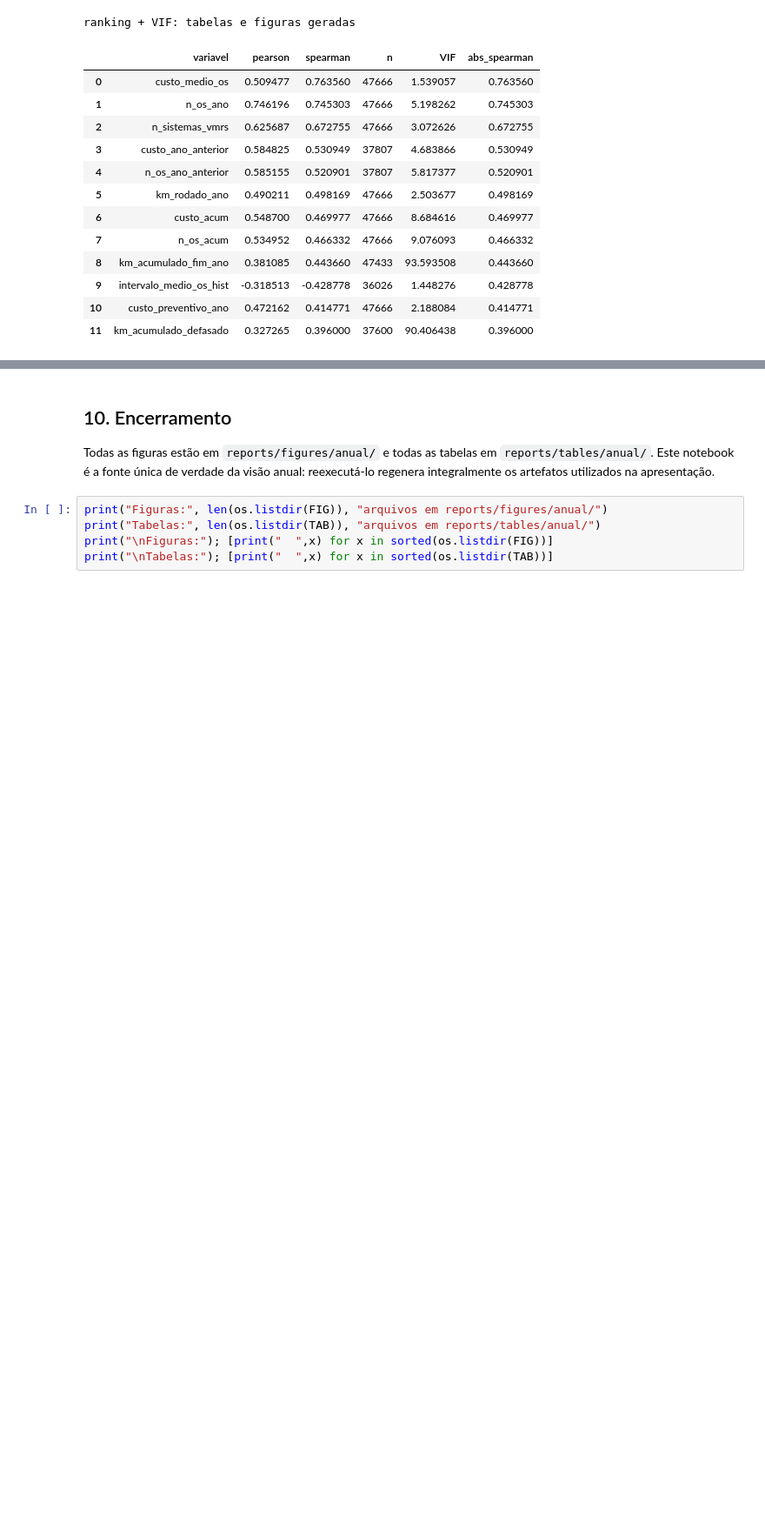
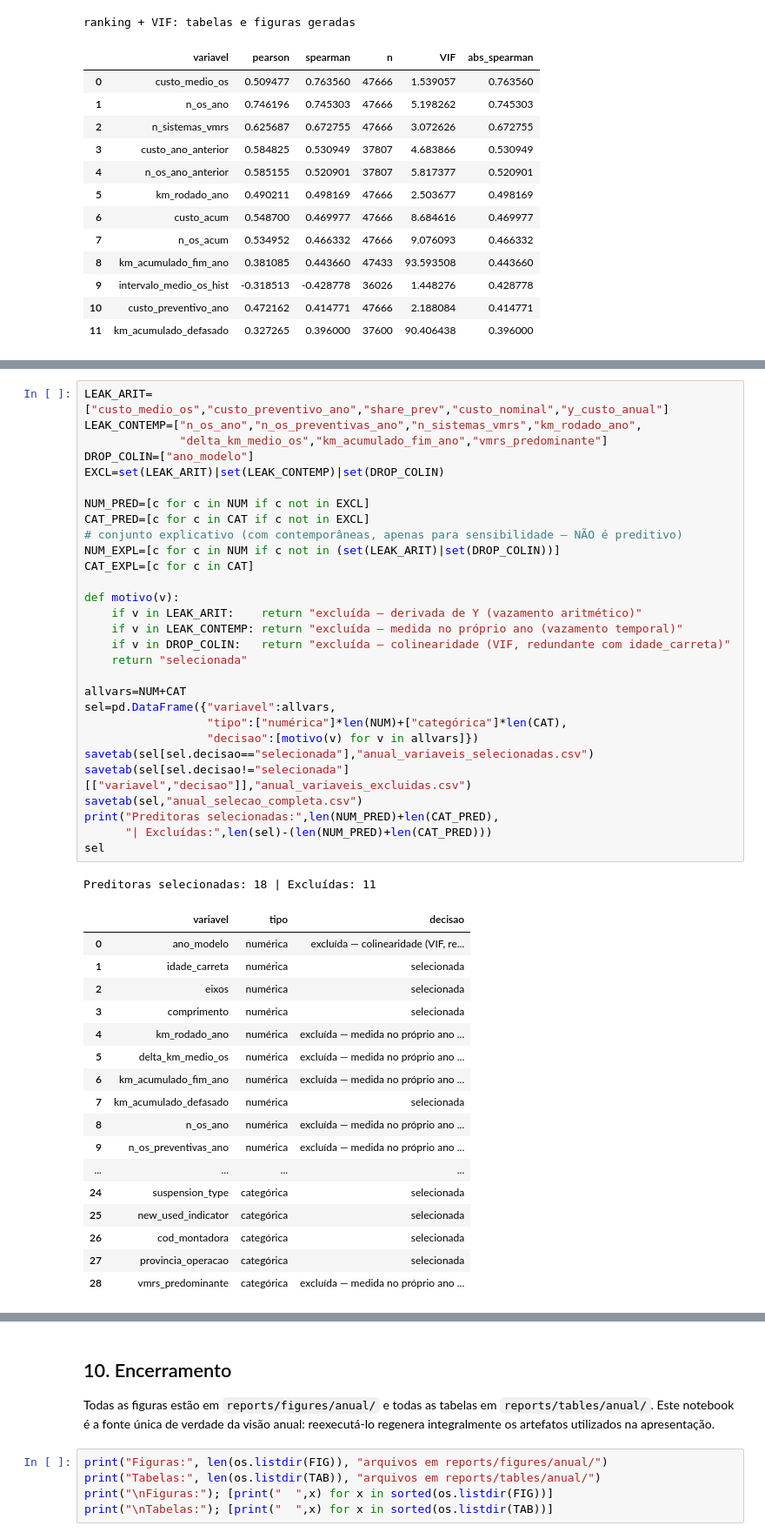
Before and after one commit to giovanicani/quatro_norte, a Jupyter notebook: nova_versao_jeison/07_analise_anual_carreta_ano.ipynb, the cells around one changed output, grey strips where cells are left out. Shown at 87% size. Cells and saved outputs as stored; diff of their text form; blank space fills up the shorter version.

```diff
--- a/nova_versao_jeison/07_analise_anual_carreta_ano.ipynb
+++ b/nova_versao_jeison/07_analise_anual_carreta_ano.ipynb
@@ -446,3 +421,51 @@ Selecionadas: 24 | Excluídas: 6
+# %%
+LEAK_ARIT=["custo_medio_os","custo_preventivo_ano","share_prev","custo_nominal","y_custo_anual"]
+LEAK_CONTEMP=["n_os_ano","n_os_preventivas_ano","n_sistemas_vmrs","km_rodado_ano",
+              "delta_km_medio_os","km_acumulado_fim_ano","vmrs_predominante"]
+DROP_COLIN=["ano_modelo"]
+EXCL=set(LEAK_ARIT)|set(LEAK_CONTEMP)|set(DROP_COLIN)
+
+NUM_PRED=[c for c in NUM if c not in EXCL]
+CAT_PRED=[c for c in CAT if c not in EXCL]
+# conjunto explicativo (com contemporâneas, apenas para sensibilidade — NÃO é preditivo)
+NUM_EXPL=[c for c in NUM if c not in (set(LEAK_ARIT)|set(DROP_COLIN))]
+CAT_EXPL=[c for c in CAT]
+
+def motivo(v):
+    if v in LEAK_ARIT:    return "excluída — derivada de Y (vazamento aritmético)"
+    if v in LEAK_CONTEMP: return "excluída — medida no próprio ano (vazamento temporal)"
+    if v in DROP_COLIN:   return "excluída — colinearidade (VIF, redundante com idade_carreta)"
+    return "selecionada"
+
+allvars=NUM+CAT
+sel=pd.DataFrame({"variavel":allvars,
+                  "tipo":["numérica"]*len(NUM)+["categórica"]*len(CAT),
+                  "decisao":[motivo(v) for v in allvars]})
+savetab(sel[sel.decisao=="selecionada"],"anual_variaveis_selecionadas.csv")
+savetab(sel[sel.decisao!="selecionada"][["variavel","decisao"]],"anual_variaveis_excluidas.csv")
+savetab(sel,"anual_selecao_completa.csv")
+print("Preditoras selecionadas:",len(NUM_PRED)+len(CAT_PRED),
+      "| Excluídas:",len(sel)-(len(NUM_PRED)+len(CAT_PRED)))
+sel
+# %% [output]
+Preditoras selecionadas: 18 | Excluídas: 11
+|  | variavel | tipo | decisao |
+| 0 | ano_modelo | numérica | excluída — colinearidade (VIF, re... |
+| 1 | idade_carreta | numérica | selecionada |
+| 2 | eixos | numérica | selecionada |
+| 3 | comprimento | numérica | selecionada |
+| 4 | km_rodado_ano | numérica | excluída — medida no próprio ano ... |
+| 5 | delta_km_medio_os | numérica | excluída — medida no próprio ano ... |
+| 6 | km_acumulado_fim_ano | numérica | excluída — medida no próprio ano ... |
+| 7 | km_acumulado_defasado | numérica | selecionada |
+| 8 | n_os_ano | numérica | excluída — medida no próprio ano ... |
+| 9 | n_os_preventivas_ano | numérica | excluída — medida no próprio ano ... |
+| ... | ... | ... | ... |
+| 24 | suspension_type | categórica | selecionada |
+| 25 | new_used_indicator | categórica | selecionada |
+| 26 | cod_montadora | categórica | selecionada |
+| 27 | provincia_operacao | categórica | selecionada |
+| 28 | vmrs_predominante | categórica | excluída — medida no próprio ano ... |
 # %% [markdown]
 ## 9. Modelagem
 
```
Also changed, not shown: parts of 8 cells of this notebook, 10 other files.
